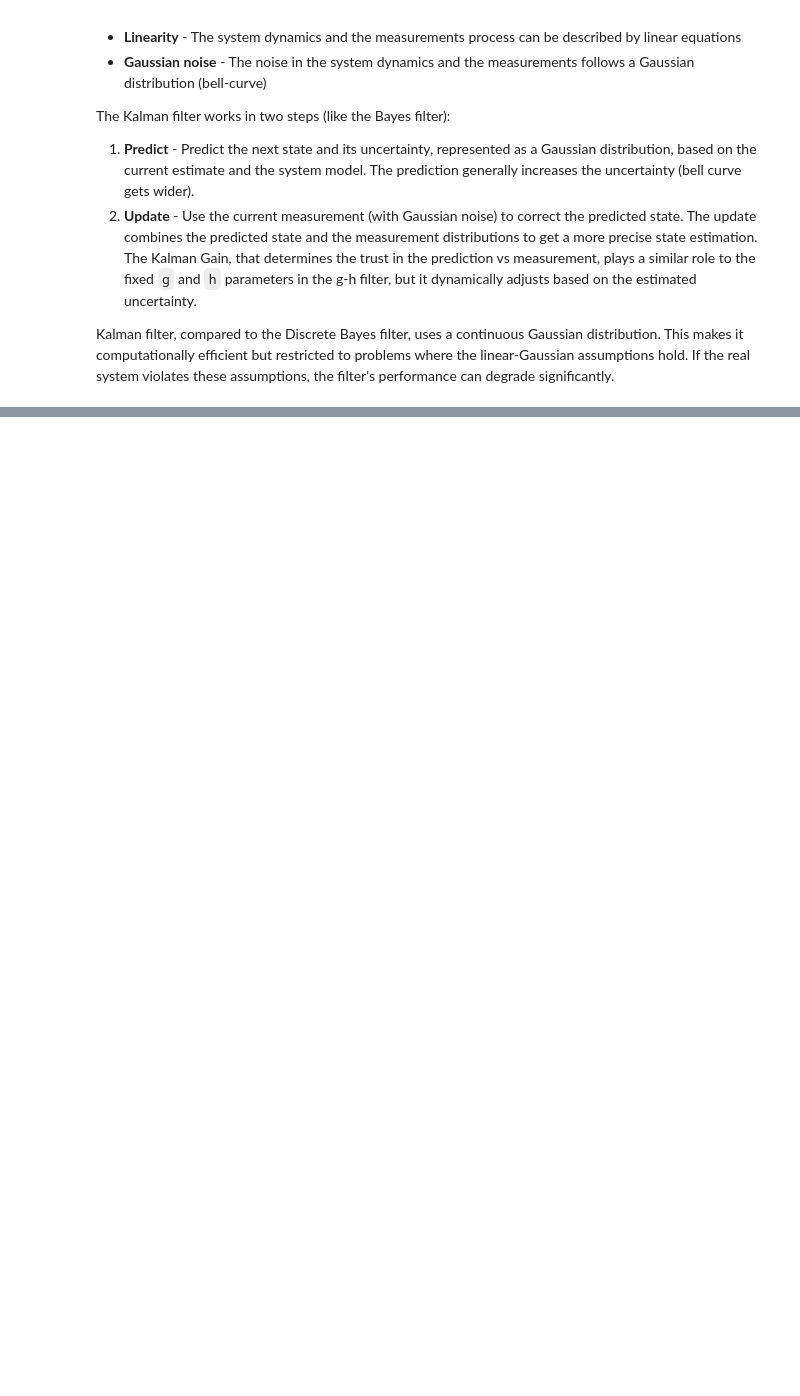
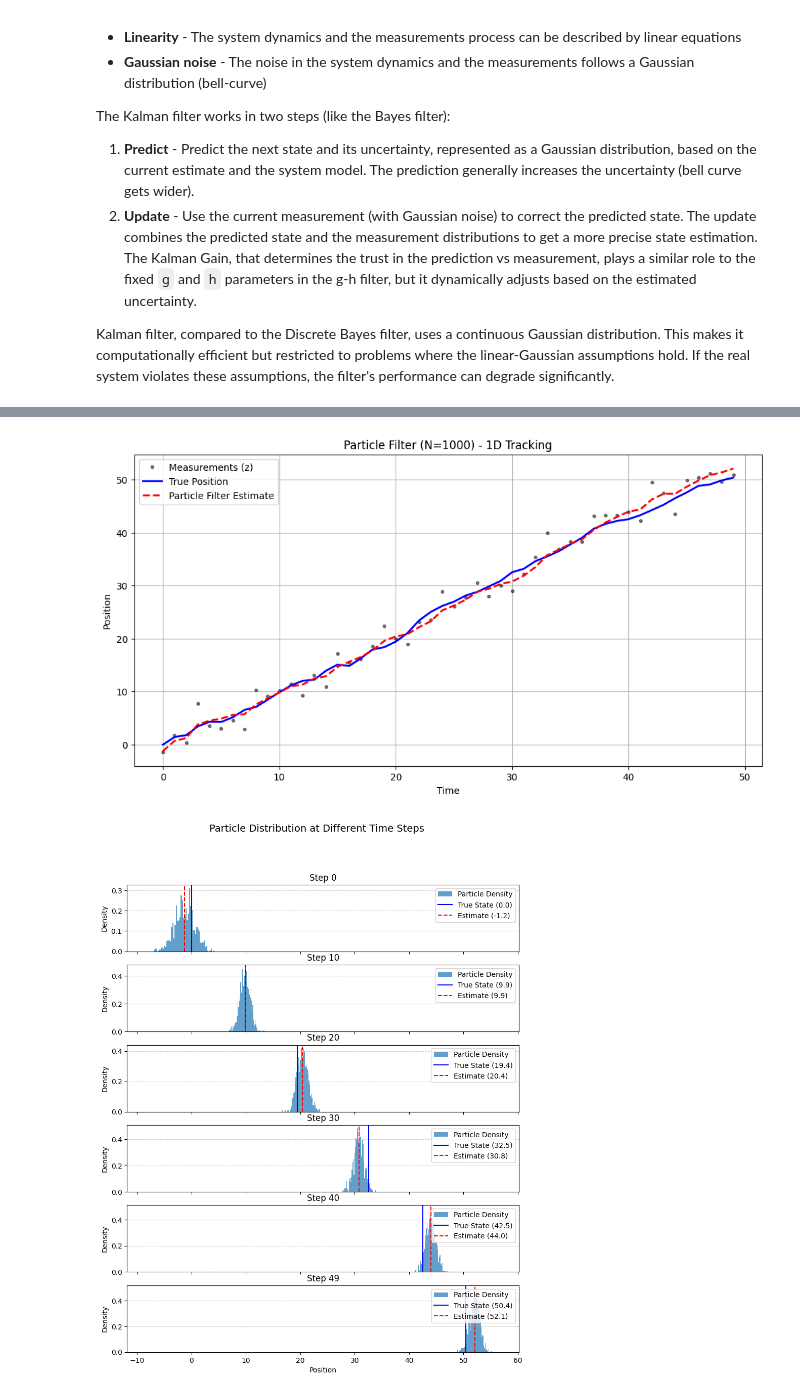
Before and after one commit to pawelmagnu/methods-in-image-understanding, a Jupyter notebook: project_2/kalman_particle_filters.ipynb, the cells around one changed output, grey strips where cells are left out. Drawn from its saved outputs; the diff is of its cells as text; code cells hidden in the pictures; blank space fills up the shorter version.

Commit message:
Particle filter

```diff
--- a/project_2/kalman_particle_filters.ipynb
+++ b/project_2/kalman_particle_filters.ipynb
@@ -469,0 +493,17 @@ plt.grid(True)
+# %%
+true_positions = np.zeros(num_steps)
+true_positions[0] = true_initial_pos
+# %%
+for t in range(1, num_steps):
+    process_noise = np.random.normal(0, process_noise_std)
+    true_positions[t] = true_positions[t-1] + true_velocity * dt + process_noise
+
+measurements = true_positions + np.random.normal(0, measurement_noise_std, size=num_steps)
+# %%
+# Particle Filter initialization
+N_particles = 1000
+particles = np.random.normal(measurements[0], measurement_noise_std*2, size=N_particles)
+weights = np.ones(N_particles) / N_particles
+# %%
+estimated_positions = np.zeros(num_steps)
+particle_history = []
@@ -469,0 +540,42 @@ plt.grid(True)
+# %%
+time = np.arange(num_steps) * dt
+
+# Plot Position Tracking
+plt.figure(figsize=(12, 6))
+plt.plot(time, measurements, 'ko', markersize=3, alpha=0.5, label='Measurements (z)')
+plt.plot(time, true_positions, 'b-', linewidth=2, label='True Position')
+plt.plot(time, estimated_positions, 'r--', linewidth=2, label='Particle Filter Estimate')
+plt.xlabel('Time')
+plt.ylabel('Position')
+plt.title(f'Particle Filter (N={N_particles}) - 1D Tracking')
+plt.legend()
+plt.grid(True)
+plt.show()
+
+# Plot Particle Distribution at Selected Steps
+num_hist_plots = len(particle_history)
+fig_hist, axes_hist = plt.subplots(num_hist_plots, 1, figsize=(10, 2 * num_hist_plots), sharex=True)
+
+fig_hist.suptitle('Particle Distribution at Different Time Steps', fontsize=14)
+overall_min = min(p.min() for _, p in particle_history)
+overall_max = max(p.max() for _, p in particle_history)
+
+for i, (step, particles_at_step) in enumerate(particle_history):
+    ax = axes_hist[i]
+    true_state_at_step = true_positions[step]
+
+    ax.hist(particles_at_step, bins=50, density=True, alpha=0.7, label='Particle Density')
+    ax.axvline(true_state_at_step, color='b', linestyle='-', label=f'True State ({true_state_at_step:.1f})')
+    ax.axvline(estimated_positions[step], color='r', linestyle='--', label=f'Estimate ({estimated_positions[step]:.1f})')
+
+    ax.set_title(f'Step {step}')
+    ax.set_ylabel('Density')
+    ax.grid(True, axis='y', linestyle='--', alpha=0.6)
+    ax.legend(loc='upper right')
+    ax.set_xlim(overall_min - 5, overall_max + 5)
+
+axes_hist[-1].set_xlabel('Position')
+plt.show()
+# %% [output]
+[figure, added]
+[figure, added]
```
Also changed, not shown: parts of 23 cells of this notebook.
